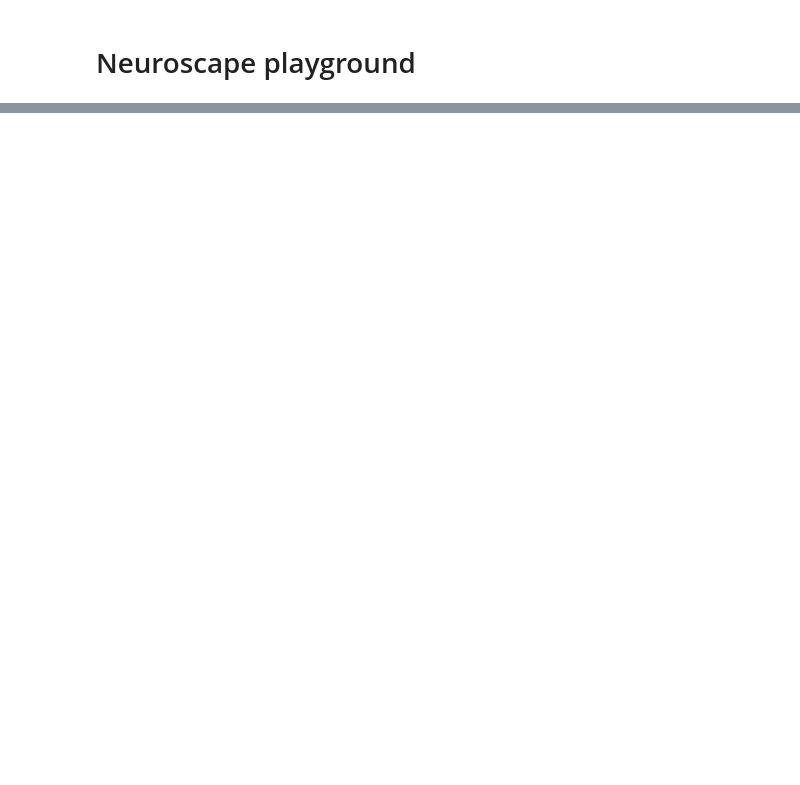
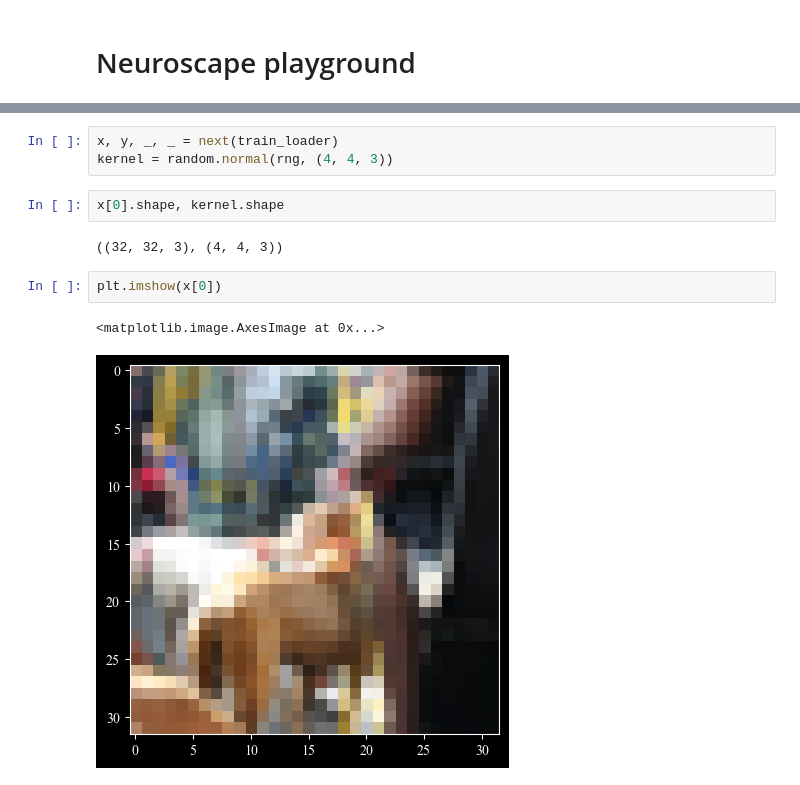
Before and after one commit to syrkis/neuroscope, a Jupyter notebook: notebook.ipynb, the cells around one changed output, grey strips where cells are left out. Cells and saved outputs as stored; diff of their text form; blank space fills up the shorter version.

```diff
--- a/notebook.ipynb
+++ b/notebook.ipynb
@@ -30,0 +57,12 @@ src.plot_metrics(metrics);
+# %%
+x, y, _, _ = next(train_loader)
+kernel = random.normal(rng, (4, 4, 3))
+# %%
+x[0].shape, kernel.shape
+# %% [output]
+((32, 32, 3), (4, 4, 3))
+# %%
+plt.imshow(x[0])
+# %% [output]
+<matplotlib.image.AxesImage at 0x...>
+[figure, added]
```
Also changed, not shown: parts of 8 cells of this notebook, 4 other files.
